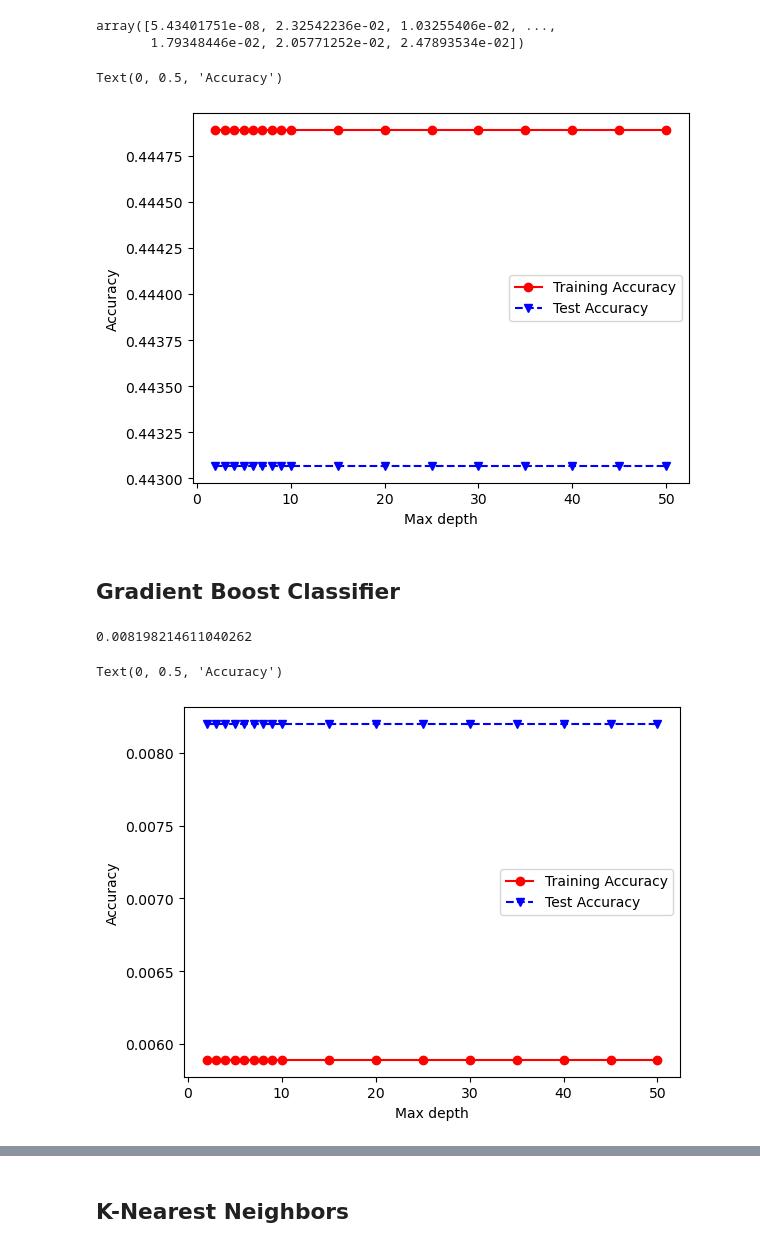
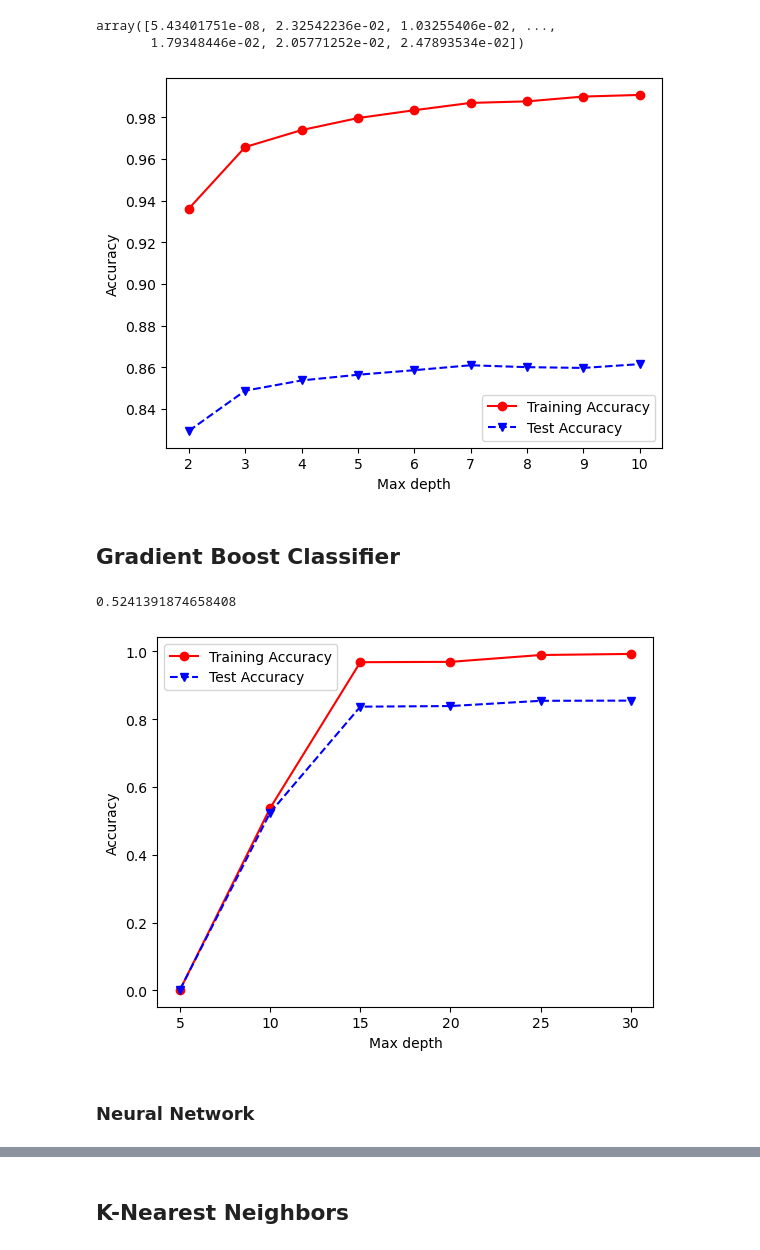
Before and after one commit to AlbertNg02/food-insecurity-prediction, a Jupyter notebook: data_explore.ipynb, the cells around one changed output, grey strips where cells are left out. Drawn from its saved outputs; the diff is of its cells as text; code cells hidden in the pictures.

Commit message:
finished with visualization

```diff
--- a/data_explore.ipynb
+++ b/data_explore.ipynb
@@ -222,6 +222,8 @@ preprocessor = ColumnTransformer(
 )
 # %% [output]
 ['cpc_code', 'commodity', 'year', 'loss_percentage', 'loss_percentage_original', 'conf_in_estimate', 'region', 'combined figures (tonnes/year)']
+# %%
+highest_accuracy = {}
 # %% [markdown]
 ## Logistic Regression
 # %%
@@ -232,4 +234,5 @@ data_train, data_test, target_train, target_test = train_test_split(
 )
 log_reg_model = make_pipeline(preprocessor, LogisticRegression(max_iter=500))
 _ = log_reg_model.fit(data_train, target_train)
-log_reg_model.score(data_test, target_test)
+log_reg_score = log_reg_model.score(data_test, target_test)
+highest_accuracy["log_reg_score"] = log_reg_score
@@ -437,46 +442,47 @@ from sklearn import tree
 from sklearn.metrics import accuracy_score
 
 #########################################
 # Model fitting and evaluation
 #########################################
 
-maxdepths = [2,3,4,5,6,7,8,9,10,15,20,25,30,35,40,45,50]
+# maxdepths = [2,3,4,5,6,7,8,9,10,15,20,25,30,35,40,45,50]
+maxdepths = [2,3,4,5,6,7,8,9,10]
 
 trainAcc = np.zeros(len(maxdepths))
 testAcc = np.zeros(len(maxdepths))
 
 
 
 index = 0
 for depth in maxdepths:
-    clf = make_pipeline(preprocessor, RandomForestClassifier(max_depth=2, random_state=0))
+    clf = make_pipeline(preprocessor, RandomForestClassifier(depth, random_state=0))
     clf = clf.fit(data_train, target_train)
     Y_predTrain = clf.predict(data_train)
     Y_predTest = clf.predict(data_test)
     trainAcc[index] = accuracy_score(target_train, Y_predTrain)
     testAcc[index] = accuracy_score(target_test, Y_predTest)
     index += 1
 
 #########################################
 # Plot of training and test accuracies
 #########################################
 
 plt.plot(maxdepths,trainAcc,'ro-',maxdepths,testAcc,'bv--')
 plt.legend(['Training Accuracy','Test Accuracy'])
 plt.xlabel('Max depth')
 plt.ylabel('Accuracy')
+highest_accuracy["high_forest"] =max(testAcc)
 # %% [output]
-Text(0, 0.5, 'Accuracy')
-[figure, old version]
+[figure, new version]
 # %% [markdown]
 ## Gradient Boost Classifier
 # %%
 from sklearn.ensemble import GradientBoostingClassifier
-gbc_model = make_pipeline(preprocessor,GradientBoostingClassifier(n_estimators=100, learning_rate=1.0, max_depth=1, random_state=0) )
+gbc_model = make_pipeline(preprocessor,GradientBoostingClassifier(n_estimators=100, learning_rate=1.0, max_depth=depth, random_state=0) )
 _ = gbc_model.fit(data_train, target_train)
 gbc_model.score(data_test, target_test)
 # %% [output]
-0.008198214611040262
+0.5241391874658408
 # %%
 from sklearn.metrics import accuracy_score
 
@@ -484,7 +490,8 @@ from sklearn.metrics import accuracy_score
 # Model fitting and evaluation
 #########################################
 
-maxdepths = [2,3,4,5,6,7,8,9,10,15,20,25,30,35,40,45,50]
+# maxdepths = [2,3,4,5,6,7,8,9,10,15,20,25,30,35,40,45,50]
+maxdepths = [5,10,15,20,25,30]
 
 trainAcc = np.zeros(len(maxdepths))
 testAcc = np.zeros(len(maxdepths))
@@ -493,7 +500,7 @@ testAcc = np.zeros(len(maxdepths))
 
 index = 0
 for depth in maxdepths:
-    clf = make_pipeline(preprocessor,GradientBoostingClassifier(n_estimators=100, learning_rate=1.0, max_depth=1, random_state=0) )
+    clf = make_pipeline(preprocessor,GradientBoostingClassifier(n_estimators=100, learning_rate=1.0, max_depth=depth, random_state=0))
     clf = clf.fit(data_train, target_train)
     Y_predTrain = clf.predict(data_train)
     Y_predTest = clf.predict(data_test)
@@ -509,6 +516,8 @@ plt.plot(maxdepths,trainAcc,'ro-',maxdepths,testAcc,'bv--')
 plt.legend(['Training Accuracy','Test Accuracy'])
 plt.xlabel('Max depth')
 plt.ylabel('Accuracy')
+highest_accuracy["high_gradient"] = max(testAcc)
 # %% [output]
-Text(0, 0.5, 'Accuracy')
-[figure, old version]
+[figure, new version]
+# %% [markdown]
+### Neural Network
```
Also changed, not shown: parts of 12 cells of this notebook.
